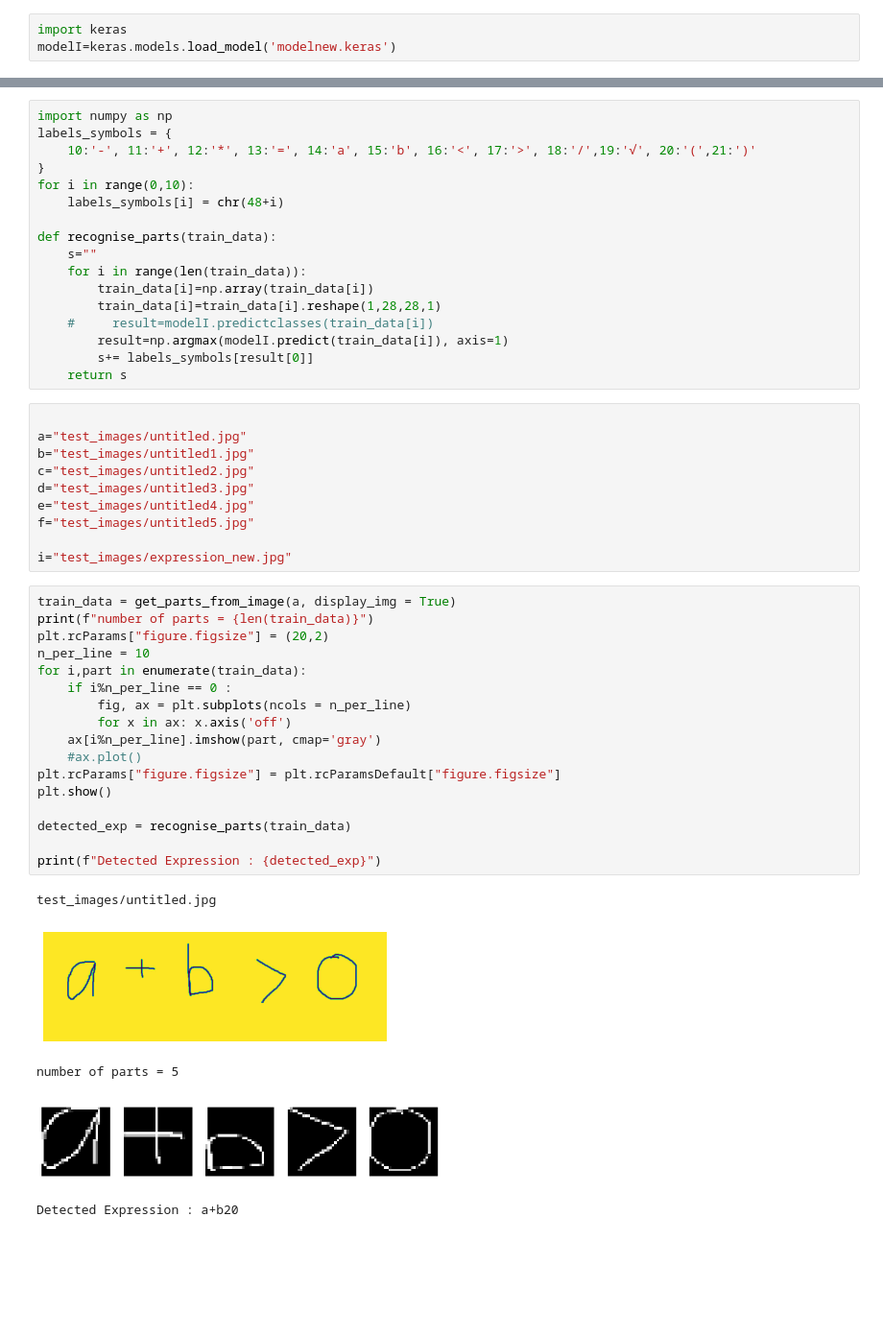
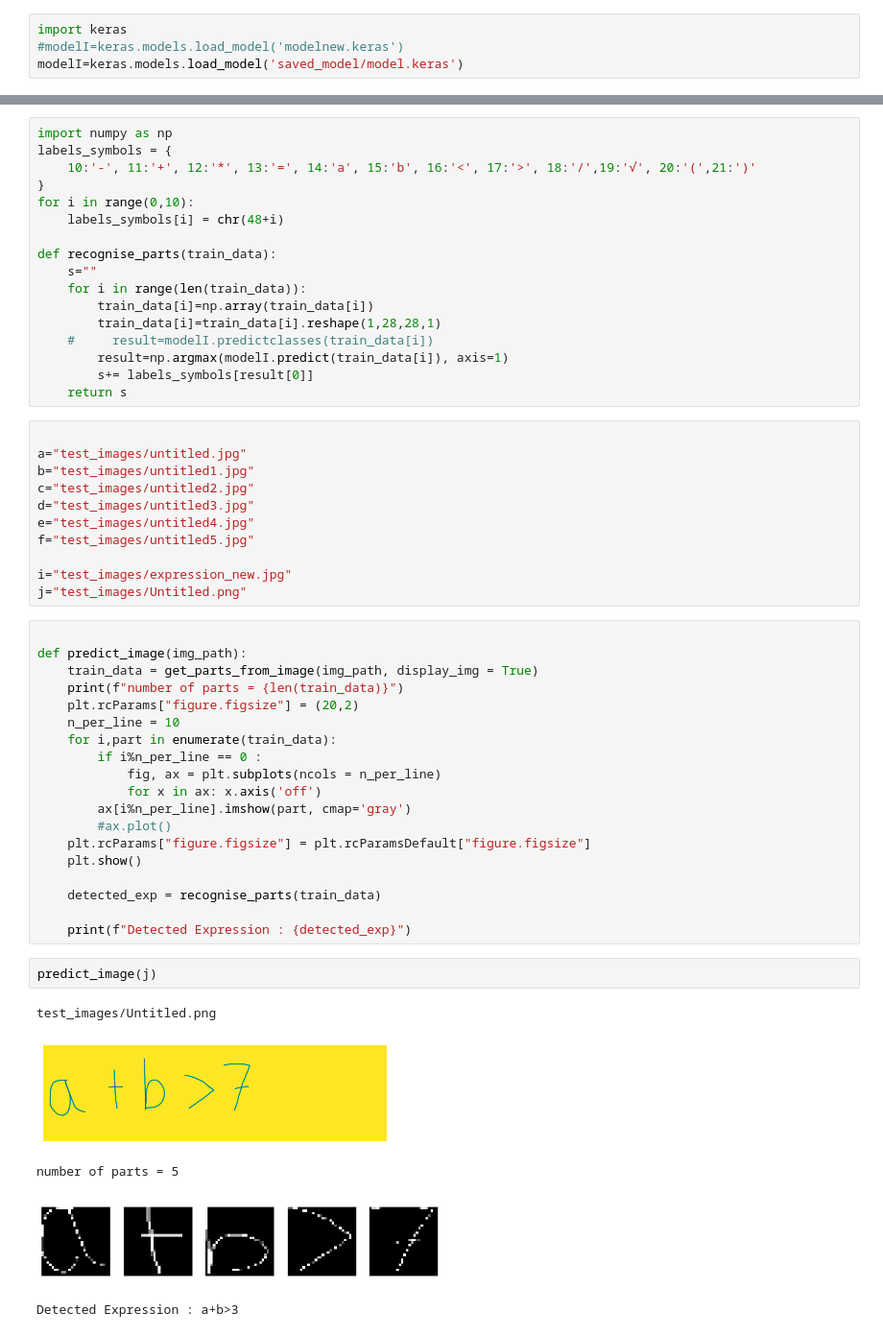
Before and after one commit to MinorProject-BCTAB075/Minor-project, a Jupyter notebook: Predict.ipynb, the cells around one changed output, grey strips where cells are left out. Shown: that part at 96% size. Saved outputs shown, nothing was run; the diff lists cells and outputs as text; blank space fills up the shorter version.

```diff
--- a/Predict.ipynb
+++ b/Predict.ipynb
@@ -3,7 +3,8 @@ import matplotlib.pyplot as plt
 %matplotlib inline
 # %%
 import keras
-modelI=keras.models.load_model('modelnew.keras')
+#modelI=keras.models.load_model('modelnew.keras')
+modelI=keras.models.load_model('saved_model/model.keras')
 # %%
 import cv2
 
@@ -94,26 +95,31 @@ e="test_images/untitled4.jpg"
 f="test_images/untitled5.jpg"
 
 i="test_images/expression_new.jpg"
+j="test_images/Untitled.png"
 # %%
-train_data = get_parts_from_image(a, display_img = True)
-print(f"number of parts = {len(train_data)}")
-plt.rcParams["figure.figsize"] = (20,2)
-n_per_line = 10
-for i,part in enumerate(train_data):
-    if i%n_per_line == 0 :
-        fig, ax = plt.subplots(ncols = n_per_line)
-        for x in ax: x.axis('off')
-    ax[i%n_per_line].imshow(part, cmap='gray')
-    #ax.plot()
-plt.rcParams["figure.figsize"] = plt.rcParamsDefault["figure.figsize"]
-plt.show()
 
-detected_exp = recognise_parts(train_data)
+def predict_image(img_path):
+    train_data = get_parts_from_image(img_path, display_img = True)
+    print(f"number of parts = {len(train_data)}")
+    plt.rcParams["figure.figsize"] = (20,2)
+    n_per_line = 10
+    for i,part in enumerate(train_data):
+        if i%n_per_line == 0 :
+            fig, ax = plt.subplots(ncols = n_per_line)
+            for x in ax: x.axis('off')
+        ax[i%n_per_line].imshow(part, cmap='gray')
+        #ax.plot()
+    plt.rcParams["figure.figsize"] = plt.rcParamsDefault["figure.figsize"]
+    plt.show()
 
-print(f"Detected Expression : {detected_exp}")
+    detected_exp = recognise_parts(train_data)
+
+    print(f"Detected Expression : {detected_exp}")
-# %% [output]
-test_images/untitled.jpg
-[figure, removed]
-number of parts = 5
-[figure, removed]
-Detected Expression : a+b20
+# %%
+predict_image(j)
+# %% [output]
+test_images/Untitled.png
+[figure, added]
+number of parts = 5
+[figure, added]
+Detected Expression : a+b>3
```
Also changed, not shown: parts of 1 cell of this notebook.
